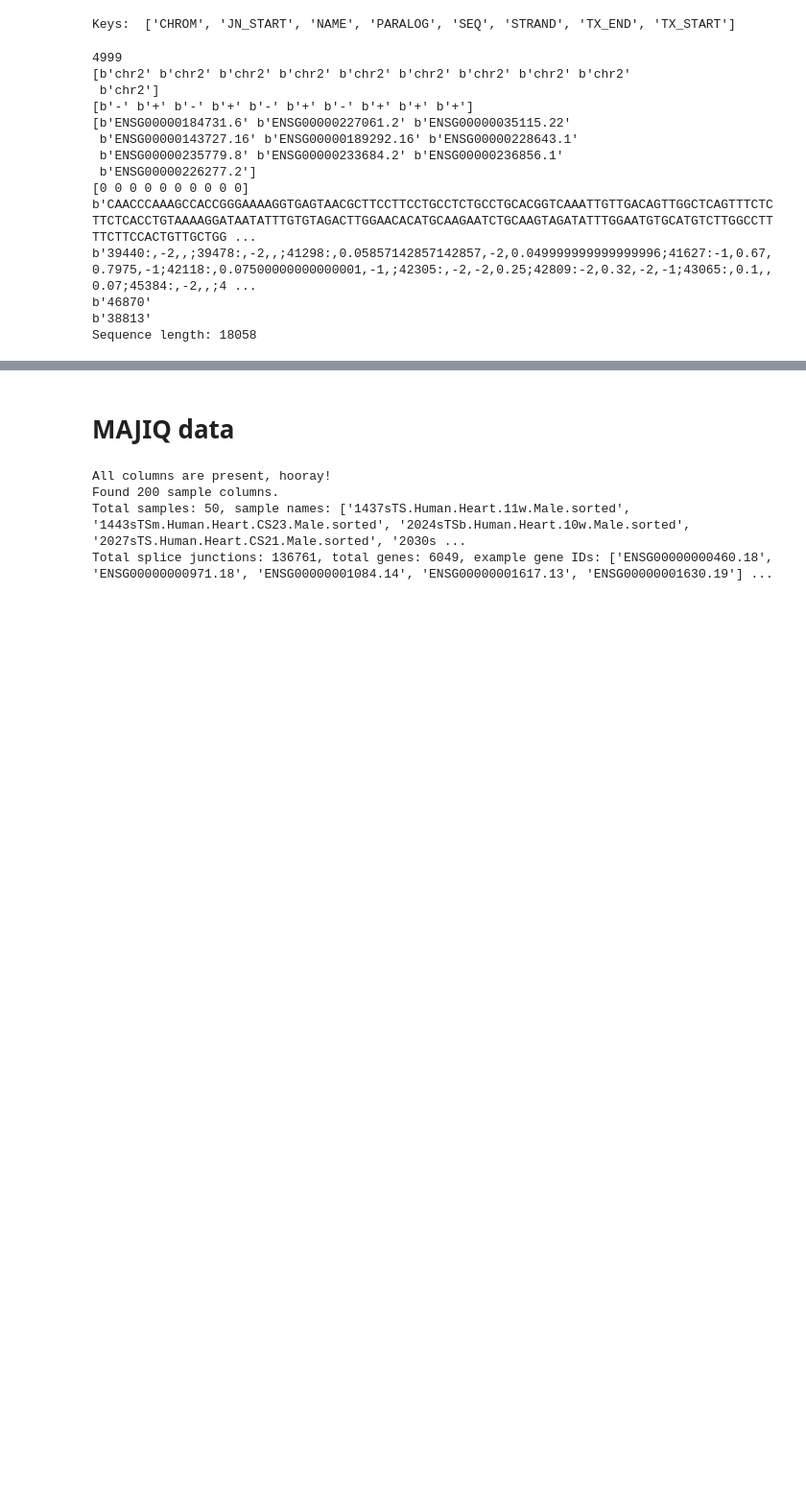
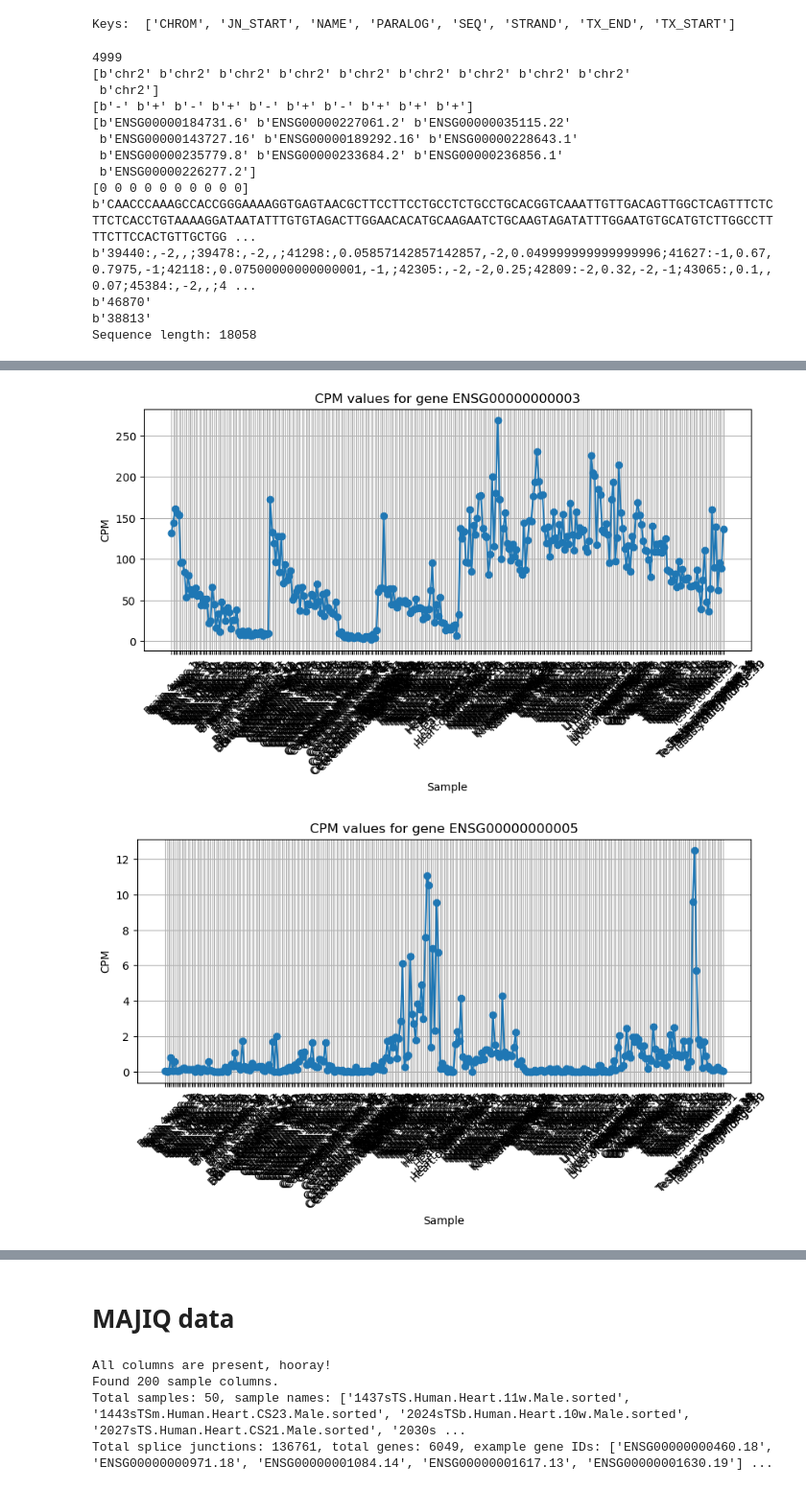
Before and after one commit to qiuresearch/AmbiSplice, a Jupyter notebook: data_prep.ipynb, the cells around one changed output, grey strips where cells are left out. Shown at 96% size. Cells and saved outputs as stored; diff of their text form; code cells hidden in the pictures; blank space fills up the shorter version.

```diff
--- a/data_prep.ipynb
+++ b/data_prep.ipynb
@@ -368,0 +461,15 @@ Keys:  ['X0', 'X1', 'X10', 'X100', 'X1000', 'X10000', 'X10001', 'X10002', 'X1000
+# %%
+# visualize the CPM values for the first 5 genes
+import matplotlib.pyplot as plt
+for gene_id in cpm_df.index[:5]:
+    plt.figure(figsize=(10, 4))
+    plt.plot(cpm_df.columns, cpm_df.loc[gene_id], marker='o')
+    plt.title(f"CPM values for gene {gene_id}")
+    plt.xlabel("Sample")
+    plt.ylabel("CPM")
+    plt.xticks(rotation=45)
+    plt.grid()
+    plt.show()
+# %% [output]
+[figure, added]
+[figure, added]
```
Also changed, not shown: parts of 13 cells of this notebook, 6 other files.
